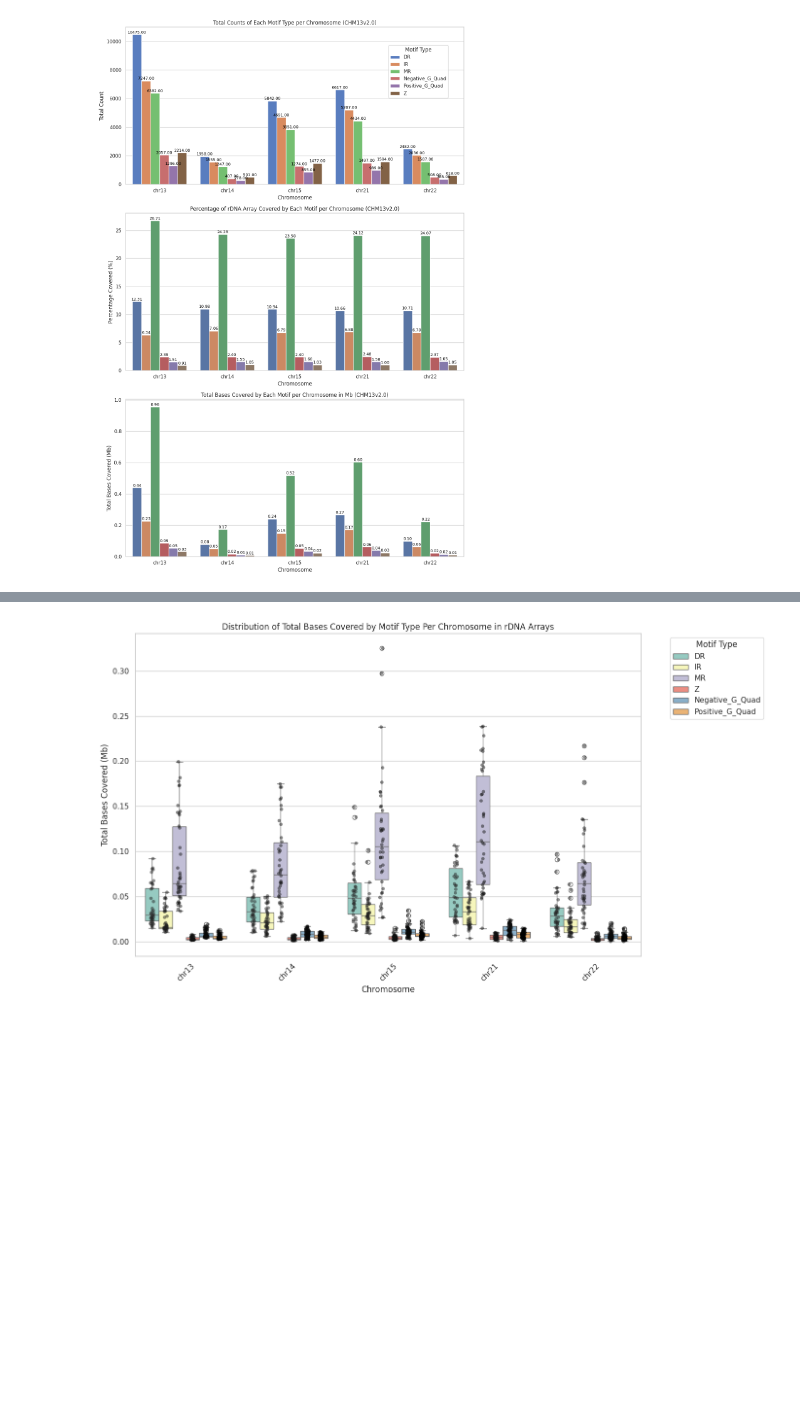
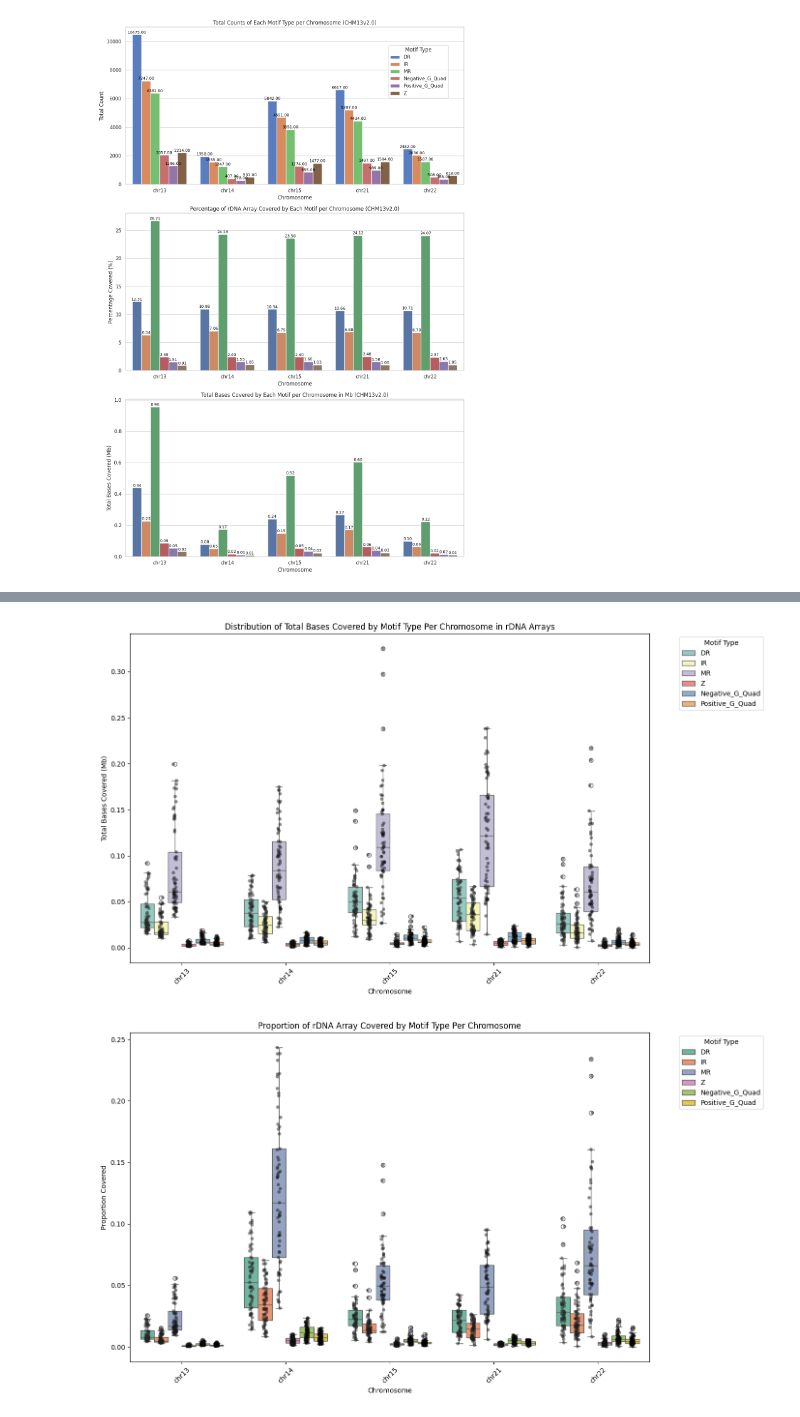
Before and after one commit to alexturcoo/PhasedHapAssembly-nonB, a Jupyter notebook: analysis_scripts/rdna_analysis.ipynb, the cells around one changed output, grey strips where cells are left out. Saved outputs shown, nothing was run; the diff lists cells and outputs as text; code cells hidden in the pictures; blank space fills up the shorter version.

```diff
--- a/analysis_scripts/rdna_analysis.ipynb
+++ b/analysis_scripts/rdna_analysis.ipynb
@@ -156,16 +174,21 @@ for chromosome in chromosomes:
     # rDNA files
     rdna_path = os.path.join(base_path, f'verkko_batch123_chm13_collapsed_summary_metrics_rdna_{chromosome}.csv')
     rdna_df = pd.read_csv(rdna_path)
-    rdna_df['Sample_Haplotype'] = rdna_df['Sample_Haplotype_Chromosome'].str.extract(r'(HG\d+_hap\d)')[0]
+
+    # Updated regex to handle both HG and NA samples
+    rdna_df['Sample_Haplotype'] = rdna_df['Sample_Haplotype_Chromosome'].str.extract(r'(HG\d+_hap\d|NA\d+_hap\d)')[0]
     if rdna_df['Sample_Haplotype'].isnull().all():
-        rdna_df['Sample_Haplotype'] = rdna_df['Sample_Haplotype_Chromosome'].str.extract(r'(HG\d+)')[0]
-    rdna_df['Sample'] = rdna_df['Sample_Haplotype_Chromosome'].str.extract(r'(HG\d+)')[0]
+        rdna_df['Sample_Haplotype'] = rdna_df['Sample_Haplotype_Chromosome'].str.extract(r'(HG\d+|NA\d+)')[0]
+    rdna_df['Sample'] = rdna_df['Sample_Haplotype_Chromosome'].str.extract(r'(HG\d+|NA\d+)')[0]
     data_list.append(rdna_df[['Sample_Haplotype', 'Sample', 'Motif Type', 'Total Bases Covered']])
 
     # Quadron files
     quadron_path = os.path.join(base_path, f'verkko_batch123_chm13_quadron_collapsed_summary_metrics_rdna_{chromosome}.csv')
     quadron_df = pd.read_csv(quadron_path)
-    quadron_df['Sample'] = quadron_df['Sample_Haplotype'].str.extract(r'(HG\d+)')[0]
+
+    # Update the regex for Sample extraction
+    quadron_df['Sample'] = quadron_df['Sample_Haplotype'].str.extract(r'(HG\d+|NA\d+)')[0]
+
     data_list.append(quadron_df[['Sample_Haplotype', 'Sample', 'Motif Type', 'Total Bases Covered']])
 
 # Concatenate all data frames in the list
@@ -183,6 +206,13 @@ summed_data = merged_data.groupby(['Sample_Haplotype', 'Motif Type', 'Superpopul
 # Convert total bases covered to megabases
 summed_data['Total Bases Covered (Mb)'] = summed_data['Total Bases Covered'] / 1e6
 
+# Print the number of sample points assigned to each box
+print("Number of sample points assigned to each box:")
+for motif in summed_data['Motif Type'].unique():
+    for superpop in summed_data['Superpopulation name'].unique():
+        count = summed_data[(summed_data['Motif Type'] == motif) & (summed_data['Superpopulation name'] == superpop)].shape[0]
+        print(f"Motif Type: {motif}, Superpopulation: {superpop}, Points: {count}")
+
 # Plotting
 plt.figure(figsize=(12, 8))
 sns.boxplot(x='Motif Type', y='Total Bases Covered (Mb)', hue='Superpopulation name', data=summed_data, palette='Set3', dodge=True)
@@ -213,6 +260,15 @@ metadata_path = '/home/alextu/scratch/igsr_sample_metadata/igsr_samples.tsv'  #
 chromosomes_of_interest = ['chr13', 'chr14', 'chr15', 'chr21', 'chr22']
 data_list = []
 
+# Define the total lengths of the rDNA arrays for each chromosome
+lengths = {
+    'chr13': 3577493,
+    'chr14': 718274,
+    'chr15': 2201043,
+    'chr21': 2504417,
+    'chr22': 926856
+}
+
 # Load metadata
 metadata_df = pd.read_csv(metadata_path, delimiter='\t')
 
@@ -221,48 +277,69 @@ for chromosome in chromosomes_of_interest:
     # rDNA files
     rdna_path = os.path.join(base_path, f'verkko_batch123_chm13_collapsed_summary_metrics_rdna_{chromosome}.csv')
     rdna_df = pd.read_csv(rdna_path)
-    rdna_df['Sample_Haplotype'] = rdna_df['Sample_Haplotype_Chromosome'].str.extract(r'(HG\d+_hap\d)')[0]
+
+    # Update the regex to handle both HG and NA samples
+    rdna_df['Sample_Haplotype'] = rdna_df['Sample_Haplotype_Chromosome'].str.extract(r'(HG\d+_hap\d|NA\d+_hap\d)')[0]
     rdna_df['Chromosome'] = chromosome  # Directly assign the chromosome from the file path
     if rdna_df['Sample_Haplotype'].isnull().all():
-        rdna_df['Sample_Haplotype'] = rdna_df['Sample_Haplotype_Chromosome'].str.extract(r'(HG\d+)')[0]
-    rdna_df['Sample'] = rdna_df['Sample_Haplotype_Chromosome'].str.extract(r'(HG\d+)')[0]
+        rdna_df['Sample_Haplotype'] = rdna_df['Sample_Haplotype_Chromosome'].str.extract(r'(HG\d+|NA\d+)')[0]
+    rdna_df['Sample'] = rdna_df['Sample_Haplotype_Chromosome'].str.extract(r'(HG\d+|NA\d+)')[0]
     data_list.append(rdna_df[['Sample_Haplotype', 'Sample', 'Motif Type', 'Total Bases Covered', 'Chromosome']])
 
     # Quadron files
     quadron_path = os.path.join(base_path, f'verkko_batch123_chm13_quadron_collapsed_summary_metrics_rdna_{chromosome}.csv')
     quadron_df = pd.read_csv(quadron_path)
-    quadron_df['Sample'] = quadron_df['Sample_Haplotype'].str.extract(r'(HG\d+)')[0]
+
+    # Update the regex for Sample extraction
+    quadron_df['Sample'] = quadron_df['Sample_Haplotype'].str.extract(r'(HG\d+|NA\d+)')[0]
     quadron_df['Chromosome'] = chromosome
     data_list.append(quadron_df[['Sample_Haplotype', 'Sample', 'Motif Type', 'Total Bases Covered', 'Chromosome']])
 
 # Concatenate all data frames in the list
 data = pd.concat(data_list, ignore_index=True)
 
 # Filter out entries with 'APR' motif type
 data = data[data['Motif Type'] != 'APR']
 
 # Merge metadata with the data
 merged_data = pd.merge(data, metadata_df[['Sample name', 'Superpopulation name']], left_on='Sample', right_on='Sample name', how='left')
 
 # Sum the total bases covered for each haplotype, motif type, and chromosome
 summed_data = merged_data.groupby(['Sample_Haplotype', 'Motif Type', 'Chromosome']).agg({'Total Bases Covered': 'sum'}).reset_index()
 
 # Convert total bases covered to megabases
 summed_data['Total Bases Covered (Mb)'] = summed_data['Total Bases Covered'] / 1e6
 
-# Plotting
+# Calculate the proportion of rDNA array covered
+summed_data['rDNA Array Length'] = summed_data['Chromosome'].map(lengths)
+summed_data['Proportion Covered'] = summed_data['Total Bases Covered'] / summed_data['rDNA Array Length']
+
+# Plot 1: Distribution of Total Bases Covered by Motif Type Per Chromosome in rDNA Arrays
 plt.figure(figsize=(14, 8))
 sns.boxplot(x='Chromosome', y='Total Bases Covered (Mb)', hue='Motif Type', data=summed_data, palette='Set3', dodge=True)
 sns.stripplot(x='Chromosome', y='Total Bases Covered (Mb)', hue='Motif Type', data=summed_data, palette='dark:black', jitter=True, alpha=0.5, dodge=True, legend=False)
 plt.title('Distribution of Total Bases Covered by Motif Type Per Chromosome in rDNA Arrays')
 plt.xlabel('Chromosome')
 plt.ylabel('Total Bases Covered (Mb)')
 plt.legend(title='Motif Type', bbox_to_anchor=(1.05, 1), loc='upper left')
 plt.xticks(rotation=45)
 plt.tight_layout()
 plt.show()
+
+# Plot 2: Distribution of Proportion Covered by Motif Type Per Chromosome in rDNA Arrays
+plt.figure(figsize=(14, 8))
+sns.boxplot(x='Chromosome', y='Proportion Covered', hue='Motif Type', data=summed_data, palette='Set2', dodge=True)
+sns.stripplot(x='Chromosome', y='Proportion Covered', hue='Motif Type', data=summed_data, palette='dark:black', jitter=True, alpha=0.5, dodge=True, legend=False)
+plt.title('Proportion of rDNA Array Covered by Motif Type Per Chromosome')
+plt.xlabel('Chromosome')
+plt.ylabel('Proportion Covered')
+plt.legend(title='Motif Type', bbox_to_anchor=(1.05, 1), loc='upper left')
+plt.xticks(rotation=45)
+plt.tight_layout()
+plt.show()
 # %% [output]
-[figure, old version]
+[figure, new version]
+[figure, added]
 # %%
 import pandas as pd
 import matplotlib.pyplot as plt
```
Also changed, not shown: parts of 4 cells of this notebook, 36 other files.
